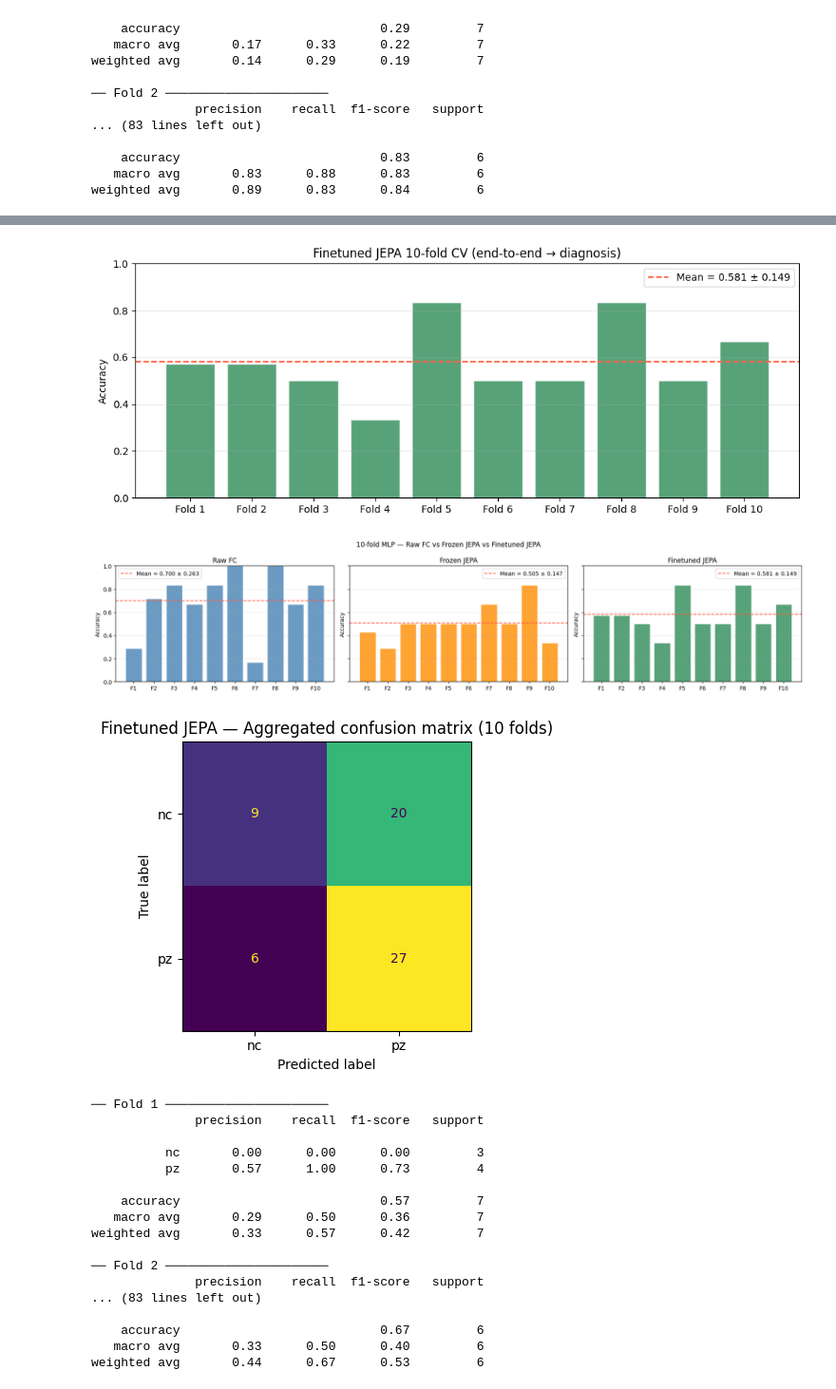
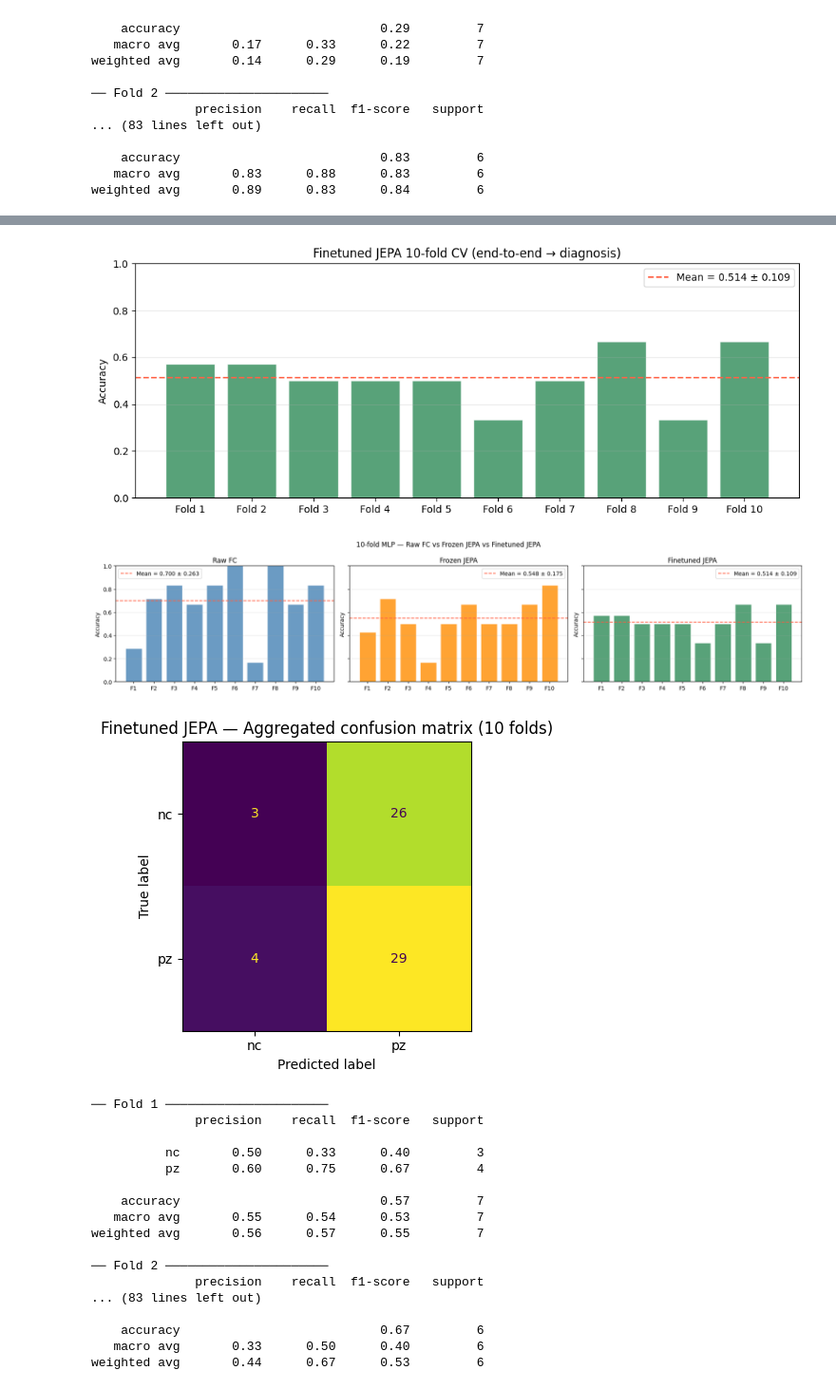
Before and after one commit to stevanna98/brain_subnetwork_jepa, a Jupyter notebook: eda.ipynb, the cells around one changed output, grey strips where cells are left out. Shown at 95% size. Drawn from its saved outputs; the diff is of its cells as text; code cells hidden in the pictures.

```diff
--- a/eda.ipynb
+++ b/eda.ipynb
@@ -430,7 +431,7 @@ torch.backends.cudnn.benchmark = False
 
 # ── Paths — adjust as needed ──────────────────────────────────────────────────
 ATLAS_CSV   = 'data/atlas/glasser379_to_rsn12.csv'
-CHECKPOINT  = '/Users/stefanovannoni/Downloads/ckpt_epoch0080.pt'
+CHECKPOINT  = '/Users/stefanovannoni/Downloads/ckpt_epoch0100.pt'
 FEATURE_DIM = 64
 
 if torch.cuda.is_available():
@@ -652,7 +653,7 @@ torch.backends.cudnn.benchmark = False
 
 # ── Paths ─────────────────────────────────────────────────────────────────────
 ATLAS_CSV   = 'data/atlas/glasser379_to_rsn12.csv'
-CHECKPOINT  = '/Users/stefanovannoni/Downloads/ckpt_epoch0060.pt'
+CHECKPOINT  = '/Users/stefanovannoni/Downloads/ckpt_epoch0100.pt'
 FEATURE_DIM = 64
 LR_ENCODER  = 1e-5   # small LR for pretrained encoder — avoids catastrophic forgetting
 LR_HEAD     = 1e-3   # larger LR for the new classification head
@@ -868,15 +869,15 @@ Finetuned mean accuracy: 0.5810 ± 0.1491
-[figure, old version]
+[figure, new version]
-[figure, old version]
+[figure, new version]
-[figure, old version]
+[figure, new version]
 ── Fold 1 ──────────────────────
               precision    recall  f1-score   support
 
-          nc       0.00      0.00      0.00         3
-          pz       0.57      1.00      0.73         4
+          nc       0.50      0.33      0.40         3
+          pz       0.60      0.75      0.67         4
 
     accuracy                           0.57         7
-   macro avg       0.29      0.50      0.36         7
-weighted avg       0.33      0.57      0.42         7
+   macro avg       0.55      0.54      0.53         7
+weighted avg       0.56      0.57      0.55         7
 
 ── Fold 2 ──────────────────────
               precision    recall  f1-score   support
```
Also changed, not shown: parts of 4 cells of this notebook, 7 other files.
